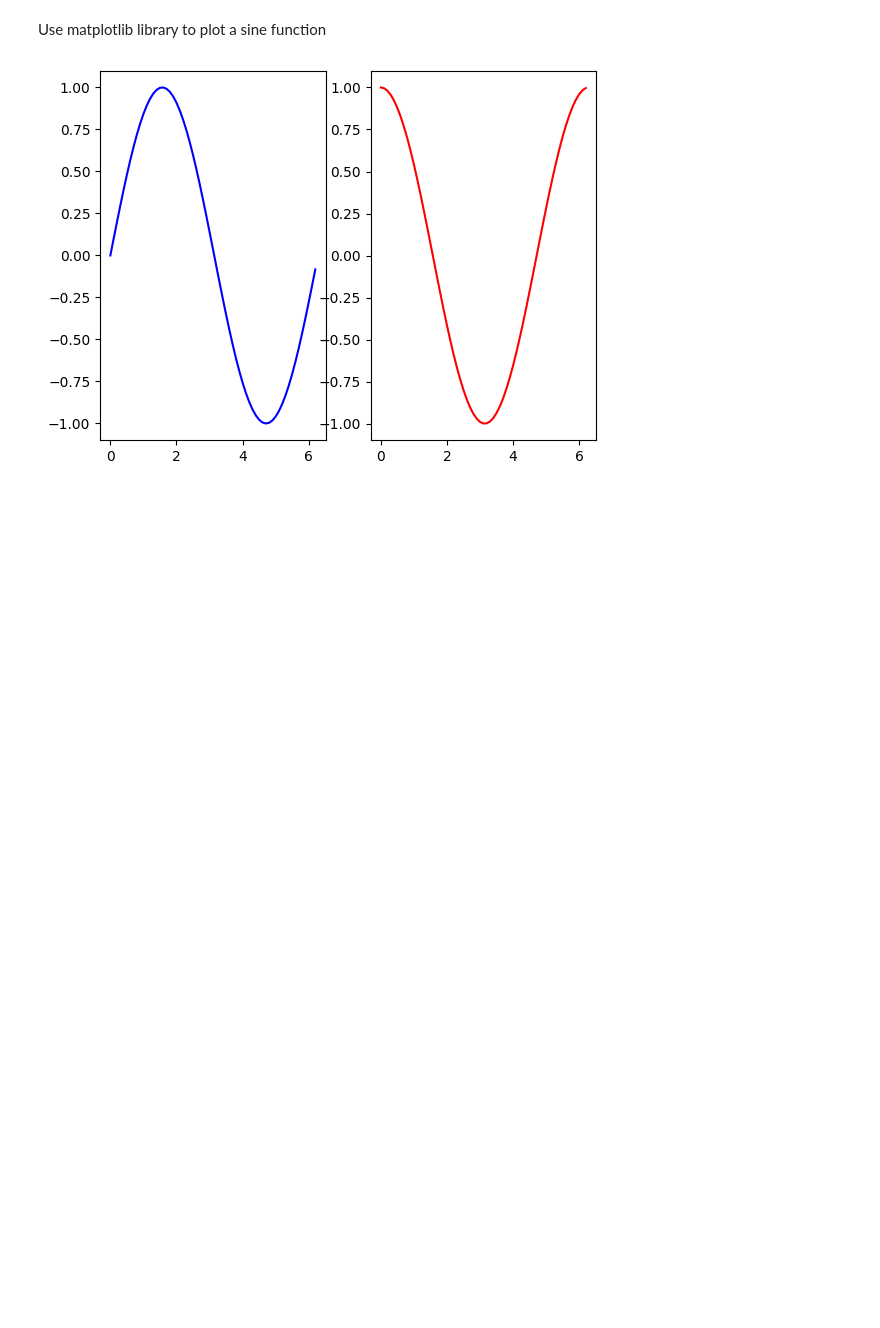
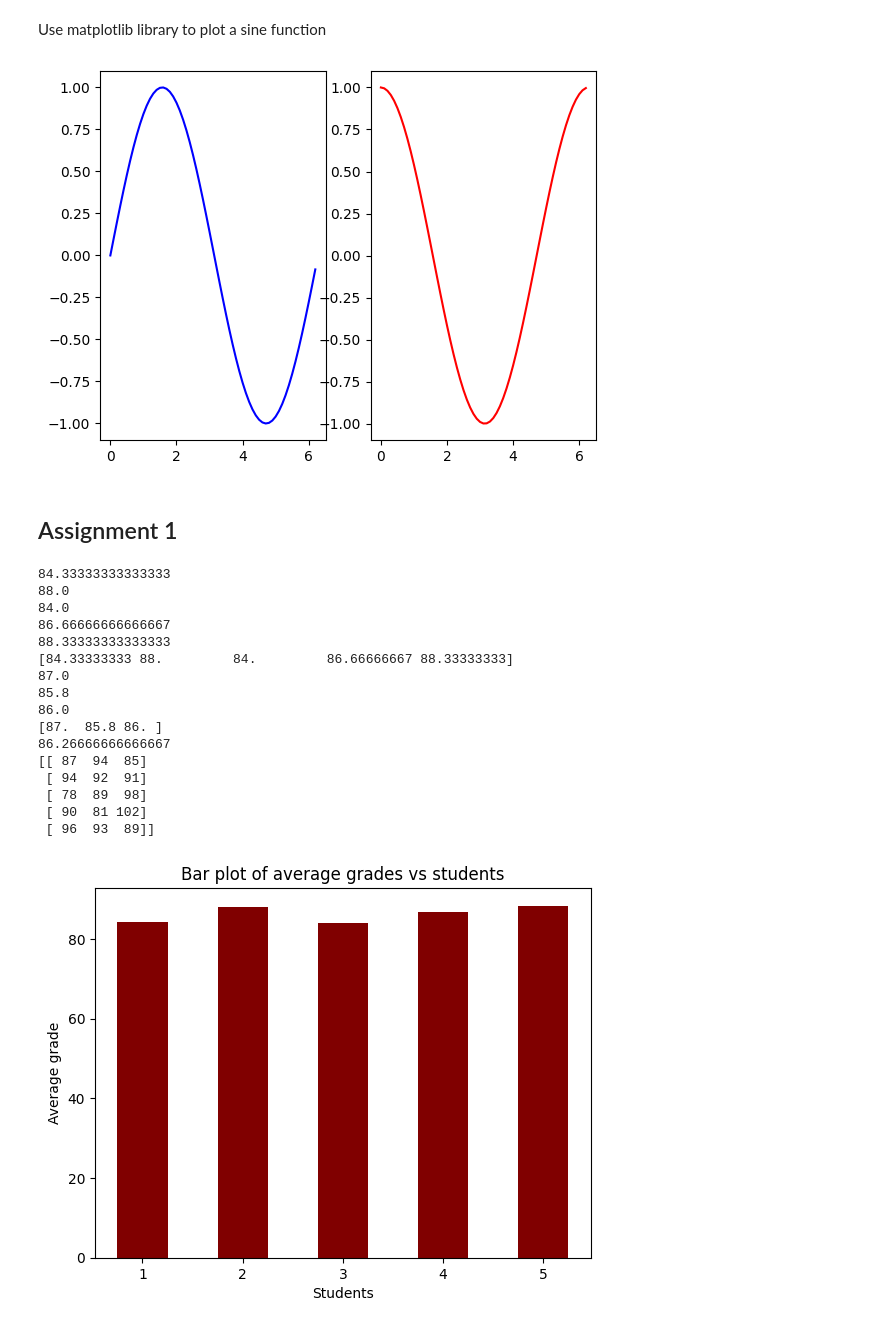
Before and after one commit to preston-cell/intro-ai, a Jupyter notebook: PrestonDinhPython_ai_part2.ipynb, the cells around one changed output. Drawn from its saved outputs; the diff is of its cells as text; code cells hidden in the pictures; blank space fills up the shorter version.

```diff
--- a/PrestonDinhPython_ai_part2.ipynb
+++ b/PrestonDinhPython_ai_part2.ipynb
@@ -268,3 +271,66 @@ plt.plot(x2, y2, color='red')
 plt.show()
 # %% [output]
 [figure]
+# %% [markdown]
+## Assignment 1
+# %%
+# Grades for 5 students in 3 subjects
+grades = np.array([
+[85, 90, 78], # Student 1
+[92, 88, 84], # Student 2
+[76, 85, 91], # Student 3
+[88, 77, 95], # Student 4
+[94, 89, 82] # Student 5
+])
+
+# Average for each student
+total = 0
+for r in range(0,len(grades)):
+  for c in range(0, len(grades[0])):
+    total+= grades[r][c]
+  print(total/(len(grades[0])))
+  total = 0
+print(grades.mean(1))
+
+# Average for each subject
+for c in range(0,len(grades[0])):
+  for r in range(0, len(grades)):
+    total+= grades[r][c]
+  print(total/(len(grades)))
+  total = 0
+print(grades.mean(0))
+
+# Average of the whole class
+print(np.mean(grades))
+
+# Broadcasting bonus
+bonus = [2,4,7]
+print(grades+bonus)
+
+# graphing
+x = grades.mean(1)
+y = np.arange(1,6)
+plt.bar(y, x, color ='maroon',
+        width = .5)
+plt.xlabel("Students")
+plt.ylabel("Average grade")
+plt.title("Bar plot of average grades vs students")
+plt.show()
+# %% [output]
+84.33333333333333
+88.0
+84.0
+86.66666666666667
+88.33333333333333
+[84.33333333 88.         84.         86.66666667 88.33333333]
+87.0
+85.8
+86.0
+[87.  85.8 86. ]
+86.26666666666667
+[[ 87  94  85]
+ [ 94  92  91]
+ [ 78  89  98]
+ [ 90  81 102]
+ [ 96  93  89]]
+[figure, added]
```
Also changed, not shown: parts of 6 cells of this notebook.
